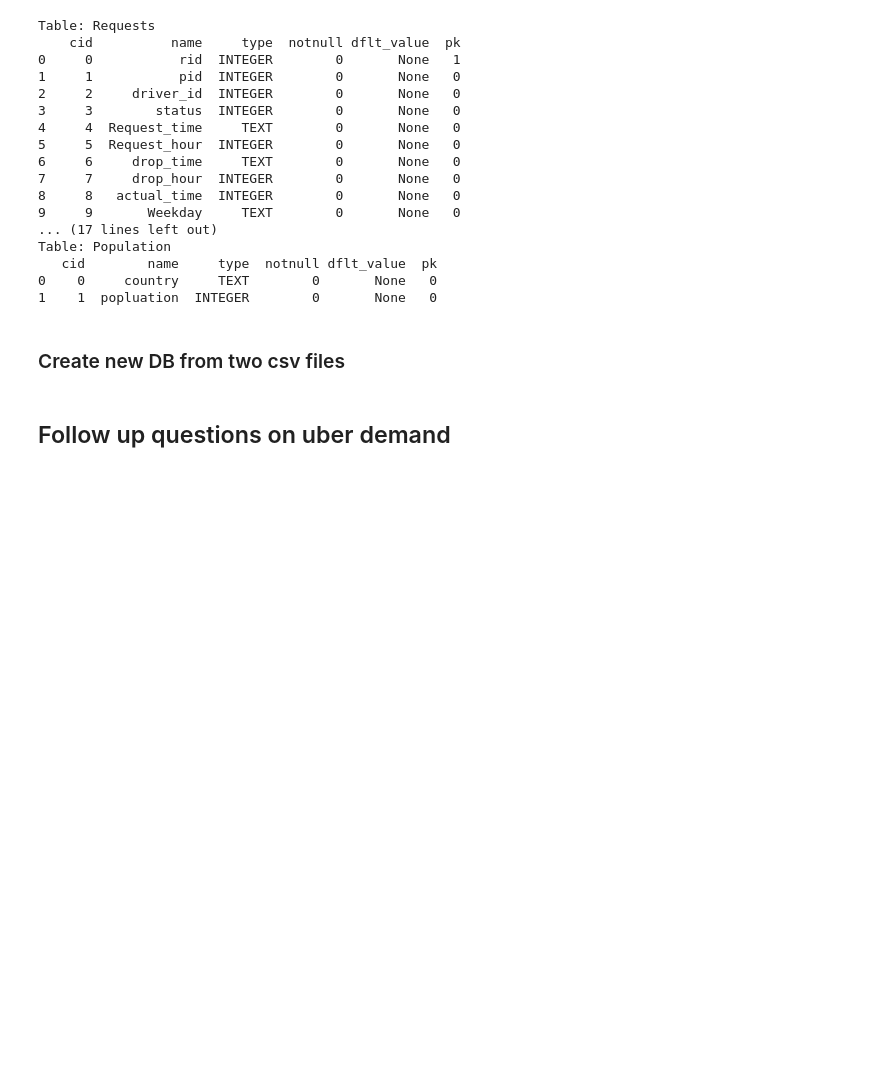
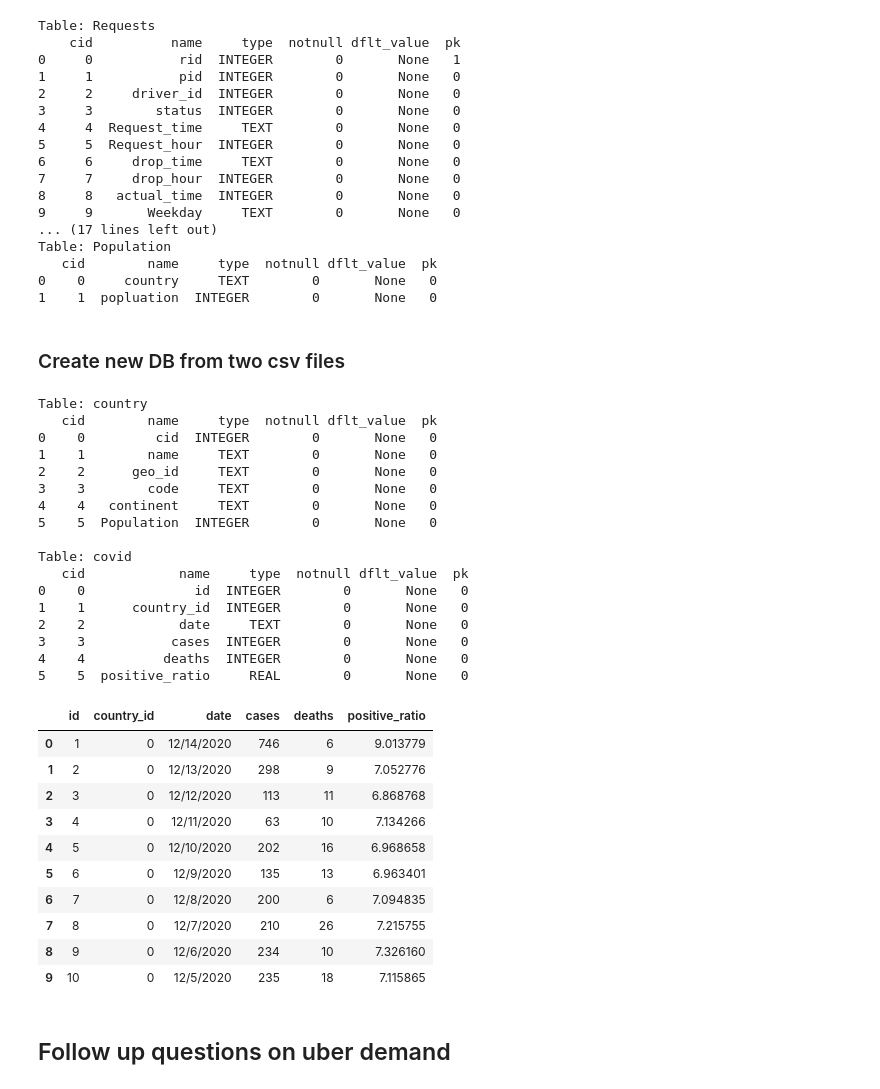
Before and after one commit to Dandata0101/MBS-projects, a Jupyter notebook: workspace_class.ipynb, the cells around one changed output. Drawn from its saved outputs; the diff is of its cells as text; code cells hidden in the pictures; blank space fills up the shorter version.

```diff
--- a/workspace_class.ipynb
+++ b/workspace_class.ipynb
@@ -1840,30 +1840,59 @@ Table: Population
 # %%
 import os
 import sys
 import pandas as pd
 import sqlite3
-from my_packages.Sql_table_details import display_table_details
-
+import my_packages.Sql_table_details
 
 # Paths and directory
 current_directory = os.getcwd()
 file = os.path.join(current_directory, "01-data/covid", "covid.db")
 file2 = os.path.join(current_directory, "01-data/covid", "country.csv")
 file3 = os.path.join(current_directory, "01-data/covid", "covid19.csv")
 
 df2 = pd.read_csv(file2)
 df3 = pd.read_csv(file3)
 
 conn = sqlite3.connect(file)
 
 df2.to_sql('country',conn, if_exists='replace',index=False)
 df3.to_sql('covid',conn, if_exists='replace',index=False)
 
 conn.commit()
 conn.close()
 
 # function that checks table details
 display_table_details(file)
+my_packages.Sql_table_details.read_table_from_db(file,'covid')
+# %% [output]
+Table: country
+   cid        name     type  notnull dflt_value  pk
+0    0         cid  INTEGER        0       None   0
+1    1        name     TEXT        0       None   0
+2    2      geo_id     TEXT        0       None   0
+3    3        code     TEXT        0       None   0
+4    4   continent     TEXT        0       None   0
+5    5  Population  INTEGER        0       None   0
+
+Table: covid
+   cid            name     type  notnull dflt_value  pk
+0    0              id  INTEGER        0       None   0
+1    1      country_id  INTEGER        0       None   0
+2    2            date     TEXT        0       None   0
+3    3           cases  INTEGER        0       None   0
+4    4          deaths  INTEGER        0       None   0
+5    5  positive_ratio     REAL        0       None   0
+|  | id | country_id | date | cases | deaths | positive_ratio |
+| 0 | 1 | 0 | 12/14/2020 | 746 | 6 | 9.013779 |
+| 1 | 2 | 0 | 12/13/2020 | 298 | 9 | 7.052776 |
+| 2 | 3 | 0 | 12/12/2020 | 113 | 11 | 6.868768 |
+| 3 | 4 | 0 | 12/11/2020 | 63 | 10 | 7.134266 |
+| 4 | 5 | 0 | 12/10/2020 | 202 | 16 | 6.968658 |
+| 5 | 6 | 0 | 12/9/2020 | 135 | 13 | 6.963401 |
+| 6 | 7 | 0 | 12/8/2020 | 200 | 6 | 7.094835 |
+| 7 | 8 | 0 | 12/7/2020 | 210 | 26 | 7.215755 |
+| 8 | 9 | 0 | 12/6/2020 | 234 | 10 | 7.326160 |
+| 9 | 10 | 0 | 12/5/2020 | 235 | 18 | 7.115865 |
 # %% [markdown]
 ## Follow up questions on uber demand
 # %% [markdown]
```
Also changed, not shown: parts of 2 cells of this notebook, 5 other files.
